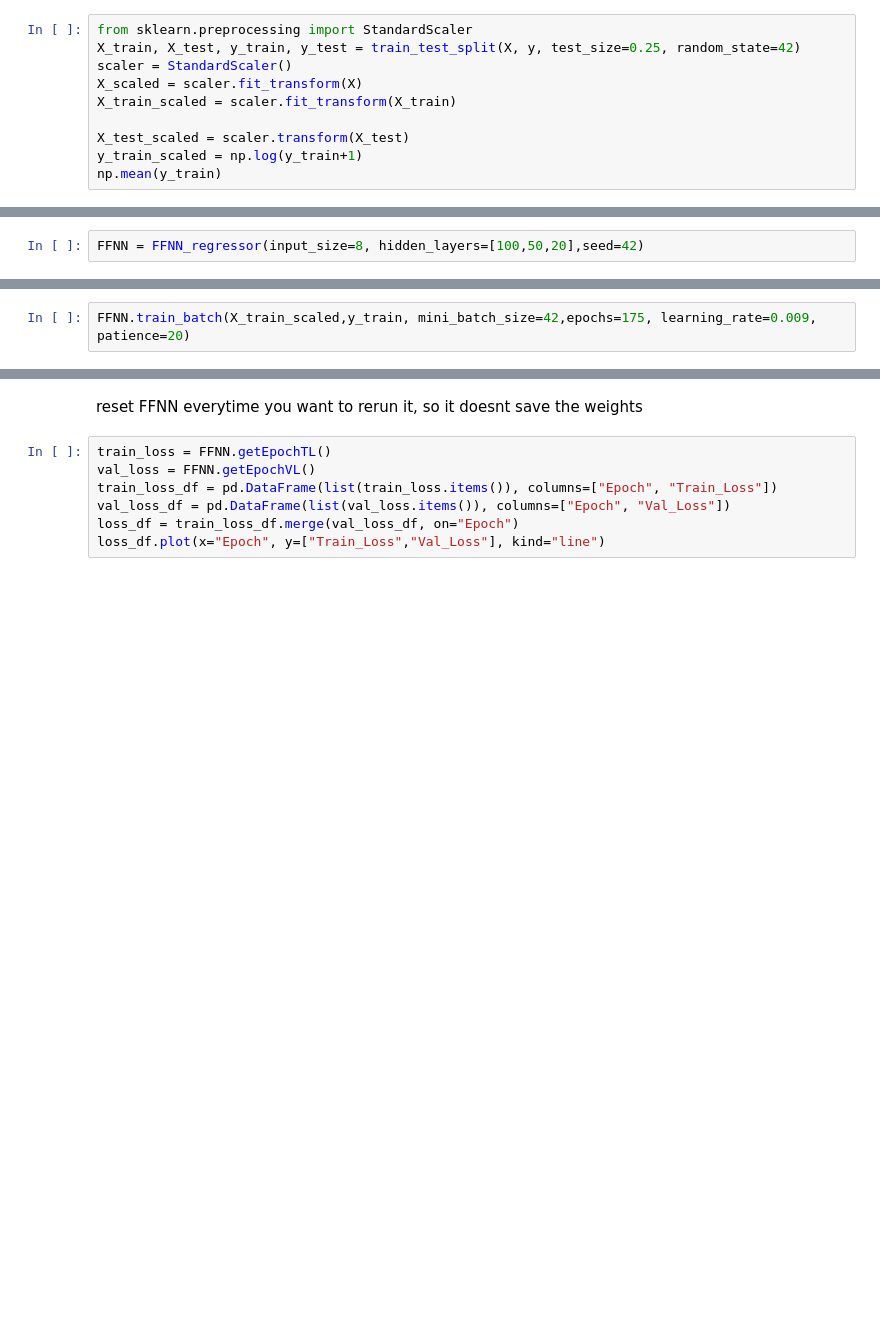
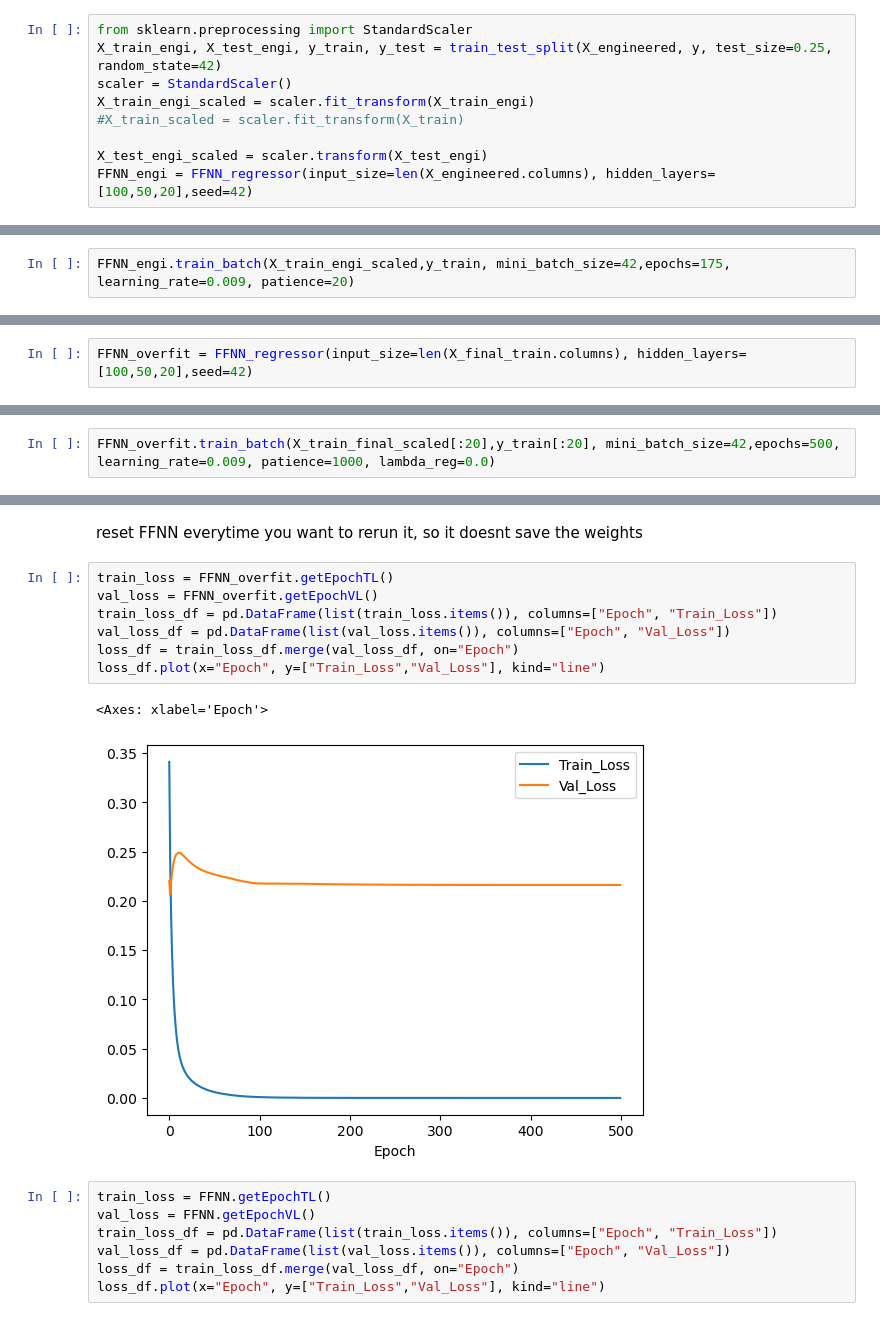
Before and after one commit to Simon-Simonsen/ML-project, a Jupyter notebook: M2.ipynb, the cells around one changed output, grey strips where cells are left out. Cells and saved outputs as stored; diff of their text form; blank space fills up the shorter version.

```diff
--- a/M2.ipynb
+++ b/M2.ipynb
@@ -379,10 +384,9 @@ len(X.columns)
 # %%
 from sklearn.preprocessing import StandardScaler
-X_train, X_test, y_train, y_test = train_test_split(X, y, test_size=0.25, random_state=42)
+X_train_engi, X_test_engi, y_train, y_test = train_test_split(X_engineered, y, test_size=0.25, random_state=42)
 scaler = StandardScaler()
-X_scaled = scaler.fit_transform(X)
-X_train_scaled = scaler.fit_transform(X_train)
+X_train_engi_scaled = scaler.fit_transform(X_train_engi)
+#X_train_scaled = scaler.fit_transform(X_train)
 
-X_test_scaled = scaler.transform(X_test)
-y_train_scaled = np.log(y_train+1)
-np.mean(y_train)
+X_test_engi_scaled = scaler.transform(X_test_engi)
+FFNN_engi = FFNN_regressor(input_size=len(X_engineered.columns), hidden_layers=[100,50,20],seed=42)
@@ -410,0 +393,2 @@ array([[-0.26870202, -0.18705002, -0.67216114,  1.93607377,  0.26693479,
+# %%
+FFNN_engi.train_batch(X_train_engi_scaled,y_train, mini_batch_size=42,epochs=175, learning_rate=0.009, patience=20)
@@ -411,8 +416,8 @@ array([[-0.26870202, -0.18705002, -0.67216114,  1.93607377,  0.26693479,
 # %%
-FFNN = FFNN_regressor(input_size=8, hidden_layers=[100,50,20],seed=42)
+FFNN_overfit = FFNN_regressor(input_size=len(X_final_train.columns), hidden_layers=[100,50,20],seed=42)
 # %% [markdown]
 Best Parameters: {'epochs': 175, 'hidden_layers': [100, 50, 20], 'learning_rate': 0.009, 'mini_batch_size': 42}
 Best Score: 0.02364311025484696
 # %%
-FFNN.train_batch(X_train_scaled,y_train, mini_batch_size=42,epochs=175, learning_rate=0.009, patience=20)
+FFNN_overfit.train_batch(X_train_final_scaled[:20],y_train[:20], mini_batch_size=42,epochs=500, learning_rate=0.009, patience=1000, lambda_reg=0.0)
 # %% [output]
@@ -427,5 +438,15 @@ Completed all epochs. Restoring best weights found during training.
 # %% [markdown]
 reset FFNN everytime you want to rerun it, so it doesnt save the weights
+# %%
+train_loss = FFNN_overfit.getEpochTL()
+val_loss = FFNN_overfit.getEpochVL()
+train_loss_df = pd.DataFrame(list(train_loss.items()), columns=["Epoch", "Train_Loss"])
+val_loss_df = pd.DataFrame(list(val_loss.items()), columns=["Epoch", "Val_Loss"])
+loss_df = train_loss_df.merge(val_loss_df, on="Epoch")
+loss_df.plot(x="Epoch", y=["Train_Loss","Val_Loss"], kind="line")
+# %% [output]
+<Axes: xlabel='Epoch'>
+[figure, added]
 # %%
 train_loss = FFNN.getEpochTL()
 val_loss = FFNN.getEpochVL()
```
Also changed, not shown: parts of 26 cells of this notebook, 1 other file.
